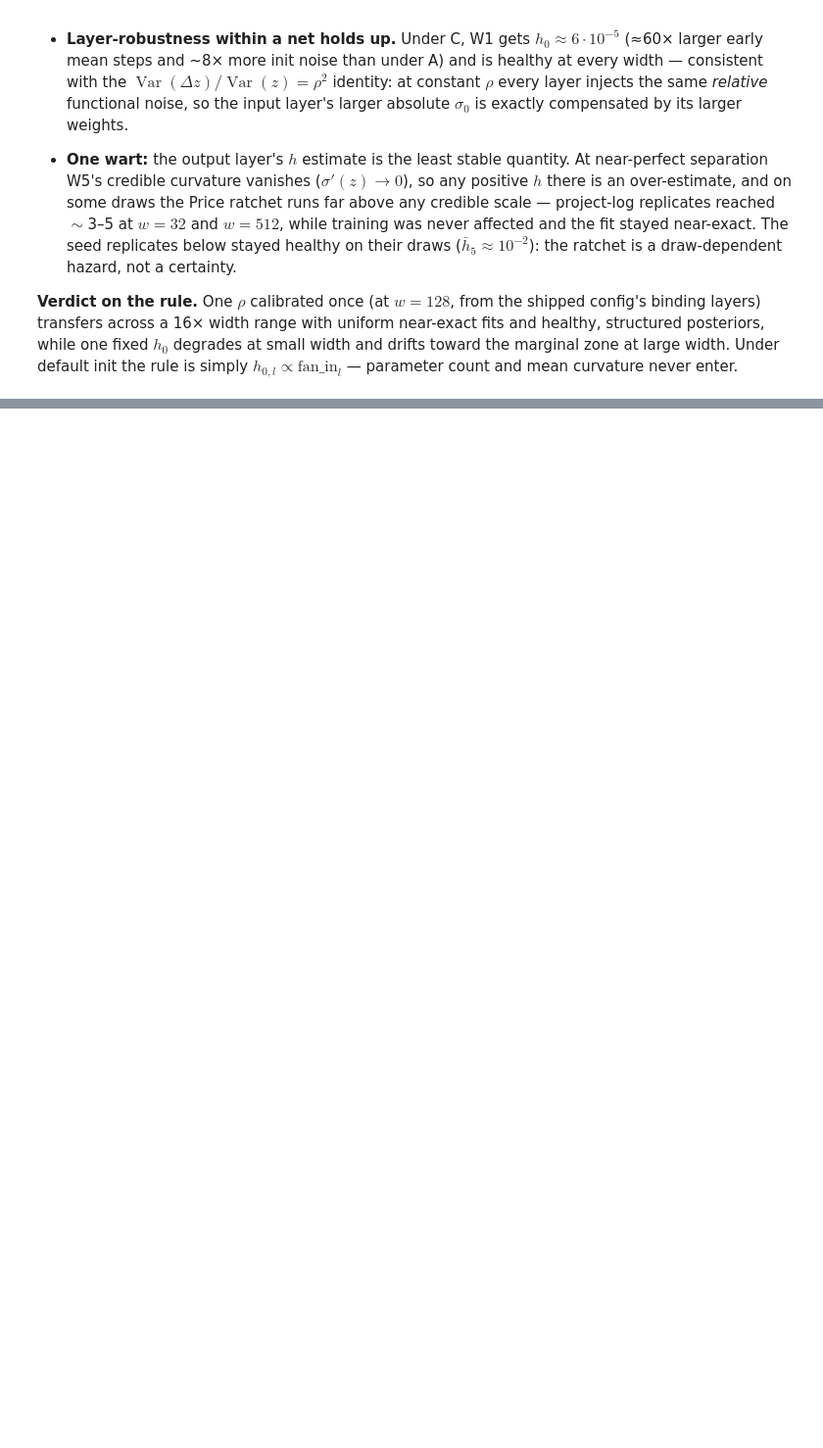
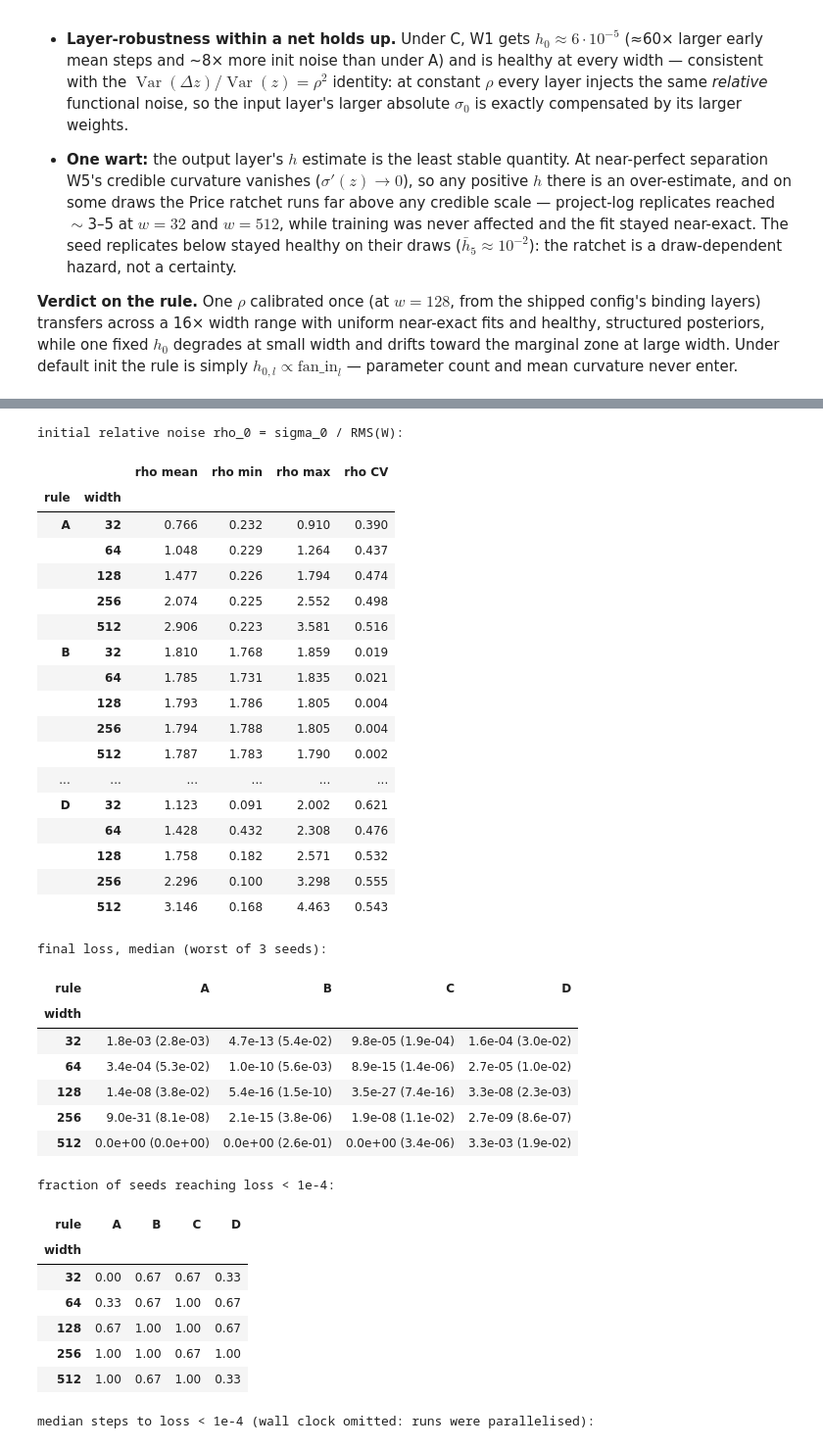
Before and after one commit to adrianrob1/haicon-tutorial, a Jupyter notebook: 2b_hess_init.ipynb, the cells around one changed output, grey strips where cells are left out. Shown at 98% size. Cells and saved outputs as stored; diff of their text form; code cells hidden in the pictures; blank space fills up the shorter version.

```diff
--- a/2b_hess_init.ipynb
+++ b/2b_hess_init.ipynb
@@ -652,0 +711,63 @@ pd.DataFrame(rows)
+# %%
+run = rules_df.groupby(["rule", "width", "seed"]).agg(
+    fl=("final_loss", "first"), status=("status", "first"),
+    t4=("t_1e-04", "first"), t6=("t_1e-06", "first")).reset_index()
+
+rho = rules_df.groupby(["rule", "width", "layer"]).rho_init.median().unstack()
+inv = pd.DataFrame({
+    "rho mean": rho.mean(axis=1).round(3),
+    "rho min": rho.min(axis=1).round(3),
+    "rho max": rho.max(axis=1).round(3),
+    "rho CV": (rho.std(axis=1) / rho.mean(axis=1)).round(3),
+})
+fit = run.pivot_table(index="width", columns="rule", values="fl",
+                      aggfunc=lambda x: f"{np.median(x):.1e} ({x.max():.1e})")
+hit = run.assign(hit=run.fl < 1e-4).pivot_table(index="width", columns="rule",
+                                                values="hit", aggfunc="mean")
+steps4 = run.pivot_table(index="width", columns="rule", values="t4", aggfunc="median")
+
+print("initial relative noise rho_0 = sigma_0 / RMS(W):")
+display(inv)
+print("final loss, median (worst of 3 seeds):")
+display(fit)
+print("fraction of seeds reaching loss < 1e-4:")
+display(hit.round(2))
+print("median steps to loss < 1e-4 (wall clock omitted: runs were parallelised):")
+display(steps4)
+# %% [output]
+initial relative noise rho_0 = sigma_0 / RMS(W):
+|  |  | rho mean | rho min | rho max | rho CV |
+| rule | width |  |  |  |  |
+| A | 32 | 0.766 | 0.232 | 0.910 | 0.390 |
+|  | 64 | 1.048 | 0.229 | 1.264 | 0.437 |
+|  | 128 | 1.477 | 0.226 | 1.794 | 0.474 |
+|  | 256 | 2.074 | 0.225 | 2.552 | 0.498 |
+|  | 512 | 2.906 | 0.223 | 3.581 | 0.516 |
+| B | 32 | 1.810 | 1.768 | 1.859 | 0.019 |
+|  | 64 | 1.785 | 1.731 | 1.835 | 0.021 |
+|  | 128 | 1.793 | 1.786 | 1.805 | 0.004 |
+|  | 256 | 1.794 | 1.788 | 1.805 | 0.004 |
+|  | 512 | 1.787 | 1.783 | 1.790 | 0.002 |
+| ... | ... | ... | ... | ... | ... |
+| D | 32 | 1.123 | 0.091 | 2.002 | 0.621 |
+|  | 64 | 1.428 | 0.432 | 2.308 | 0.476 |
+|  | 128 | 1.758 | 0.182 | 2.571 | 0.532 |
+|  | 256 | 2.296 | 0.100 | 3.298 | 0.555 |
+|  | 512 | 3.146 | 0.168 | 4.463 | 0.543 |
+final loss, median (worst of 3 seeds):
+| rule | A | B | C | D |
+| width |  |  |  |  |
+| 32 | 1.8e-03 (2.8e-03) | 4.7e-13 (5.4e-02) | 9.8e-05 (1.9e-04) | 1.6e-04 (3.0e-02) |
+| 64 | 3.4e-04 (5.3e-02) | 1.0e-10 (5.6e-03) | 8.9e-15 (1.4e-06) | 2.7e-05 (1.0e-02) |
+| 128 | 1.4e-08 (3.8e-02) | 5.4e-16 (1.5e-10) | 3.5e-27 (7.4e-16) | 3.3e-08 (2.3e-03) |
+| 256 | 9.0e-31 (8.1e-08) | 2.1e-15 (3.8e-06) | 1.9e-08 (1.1e-02) | 2.7e-09 (8.6e-07) |
+| 512 | 0.0e+00 (0.0e+00) | 0.0e+00 (2.6e-01) | 0.0e+00 (3.4e-06) | 3.3e-03 (1.9e-02) |
+fraction of seeds reaching loss < 1e-4:
+| rule | A | B | C | D |
+| width |  |  |  |  |
+| 32 | 0.00 | 0.67 | 0.67 | 0.33 |
+| 64 | 0.33 | 0.67 | 1.00 | 0.67 |
+| 128 | 0.67 | 1.00 | 1.00 | 0.67 |
+| 256 | 1.00 | 1.00 | 0.67 | 1.00 |
+| 512 | 1.00 | 0.67 | 1.00 | 0.33 |
+median steps to loss < 1e-4 (wall clock omitted: runs were parallelised):
```
Also changed, not shown: parts of 14 cells of this notebook, 2 other files.
